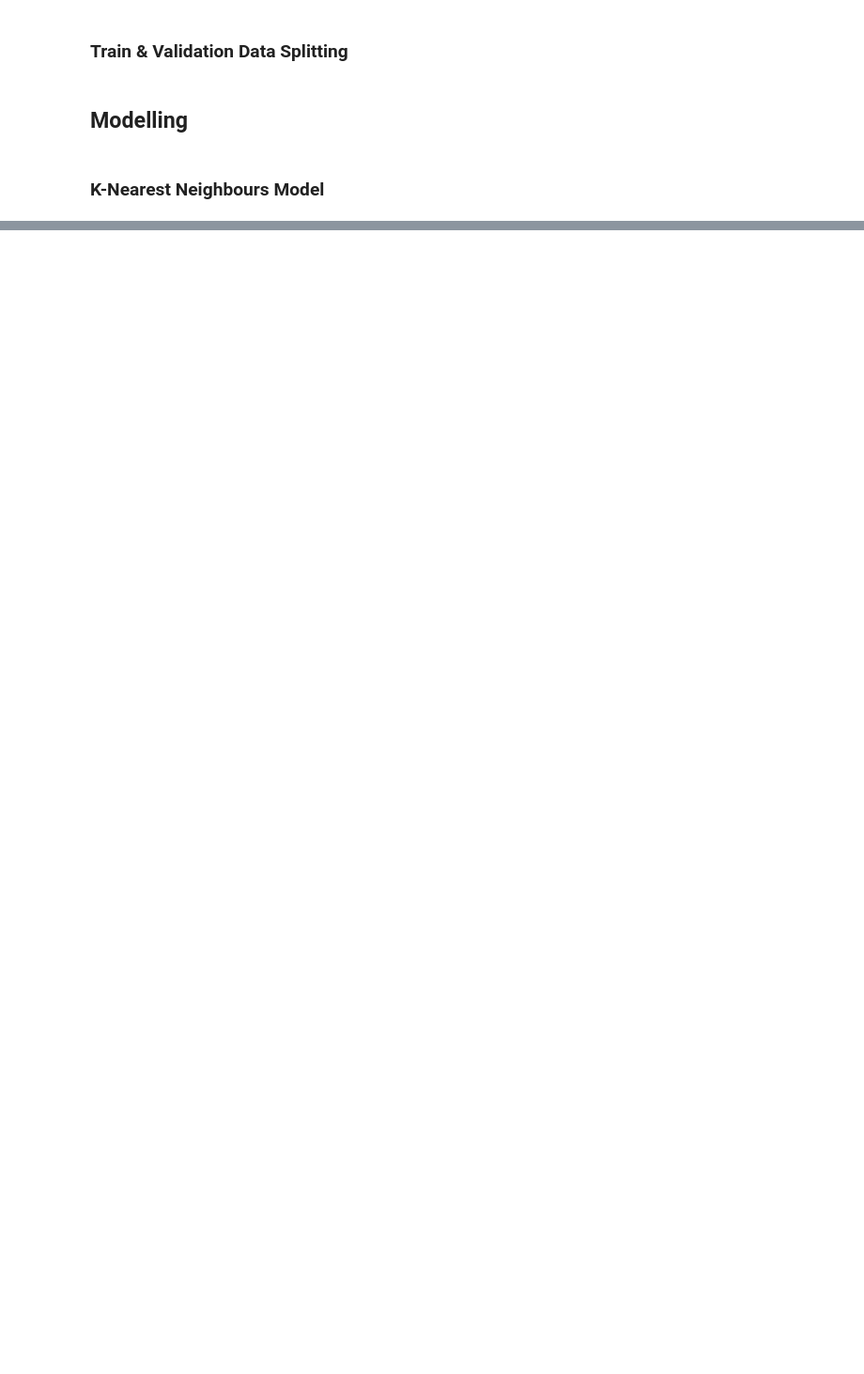
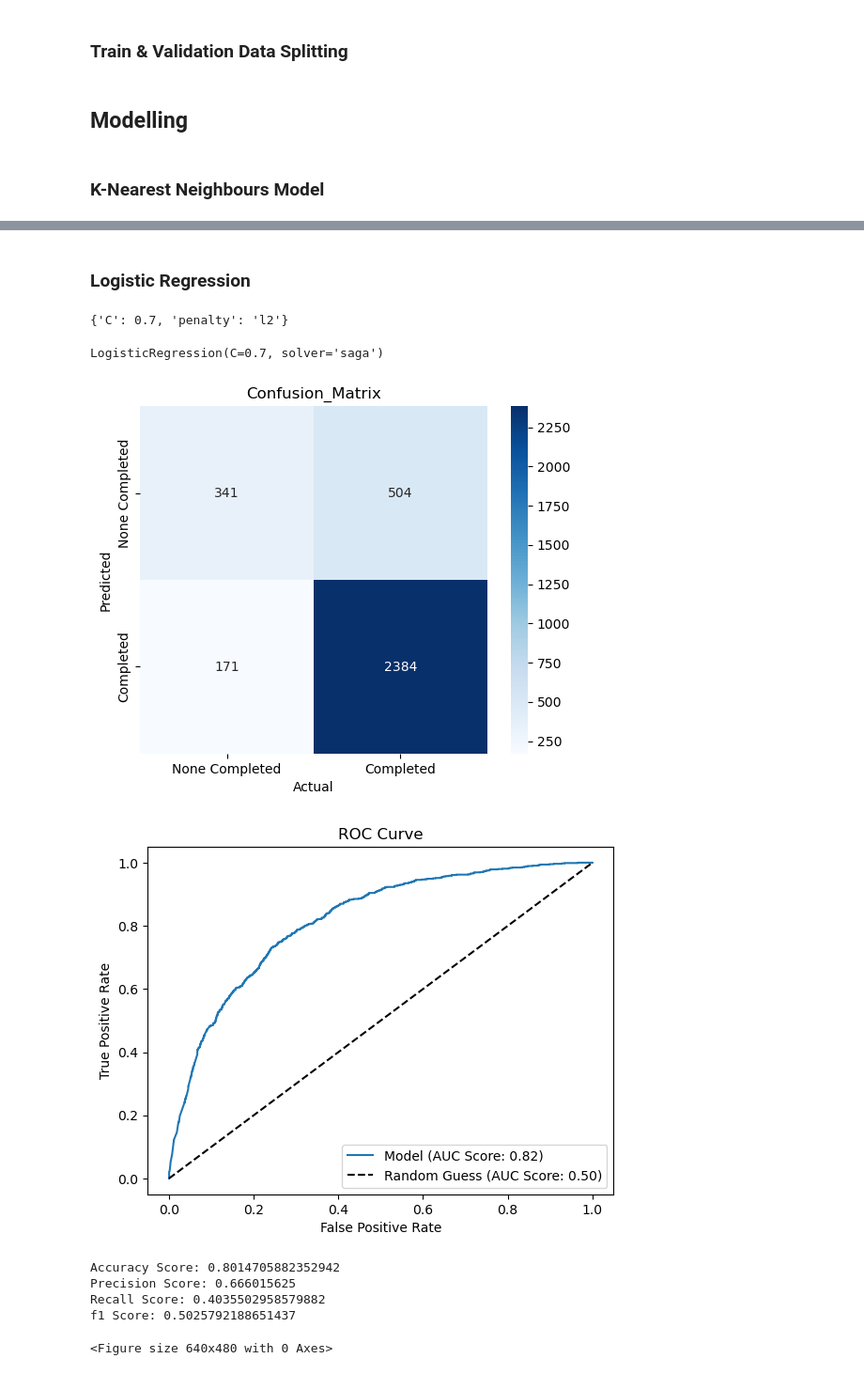
Before and after one commit to rara-ch/StarbucksPromotionalOffers_DataAnalysis, a Jupyter notebook: PythonNotebooks/OfferCompletion_ClassificationModelling.ipynb, the cells around one changed output, grey strips where cells are left out. Shown at 94% size. Saved outputs shown, nothing was run; the diff lists cells and outputs as text; code cells hidden in the pictures; blank space fills up the shorter version.

```diff
--- a/PythonNotebooks/OfferCompletion_ClassificationModelling.ipynb
+++ b/PythonNotebooks/OfferCompletion_ClassificationModelling.ipynb
@@ -331,0 +366,28 @@ scoring(knn, X_val_std, y_val)
+# %% [markdown]
+### Logistic Regression
+# %%
+params = {
+    'C': np.linspace(0.1, 2, 20),
+    'penalty': ['l1', 'l2'],
+}
+
+grid = GridSearchCV(LogisticRegression(solver='saga'), params)
+grid.fit(X_train_std, y_train)
+grid.best_params_
+# %% [output]
+{'C': 0.7, 'penalty': 'l2'}
+# %%
+lr = LogisticRegression(**grid.best_params_, solver='saga')
+lr.fit(X_train_std, y_train)
+# %% [output]
+LogisticRegression(C=0.7, solver='saga')
+# %%
+scoring(lr, X_val_std, y_val)
+# %% [output]
+[figure, added]
+[figure, added]
+Accuracy Score: 0.8014705882352942
+Precision Score: 0.666015625
+Recall Score: 0.4035502958579882
+f1 Score: 0.5025792188651437
+<Figure size 640x480 with 0 Axes>
```
Also changed, not shown: parts of 8 cells of this notebook.
